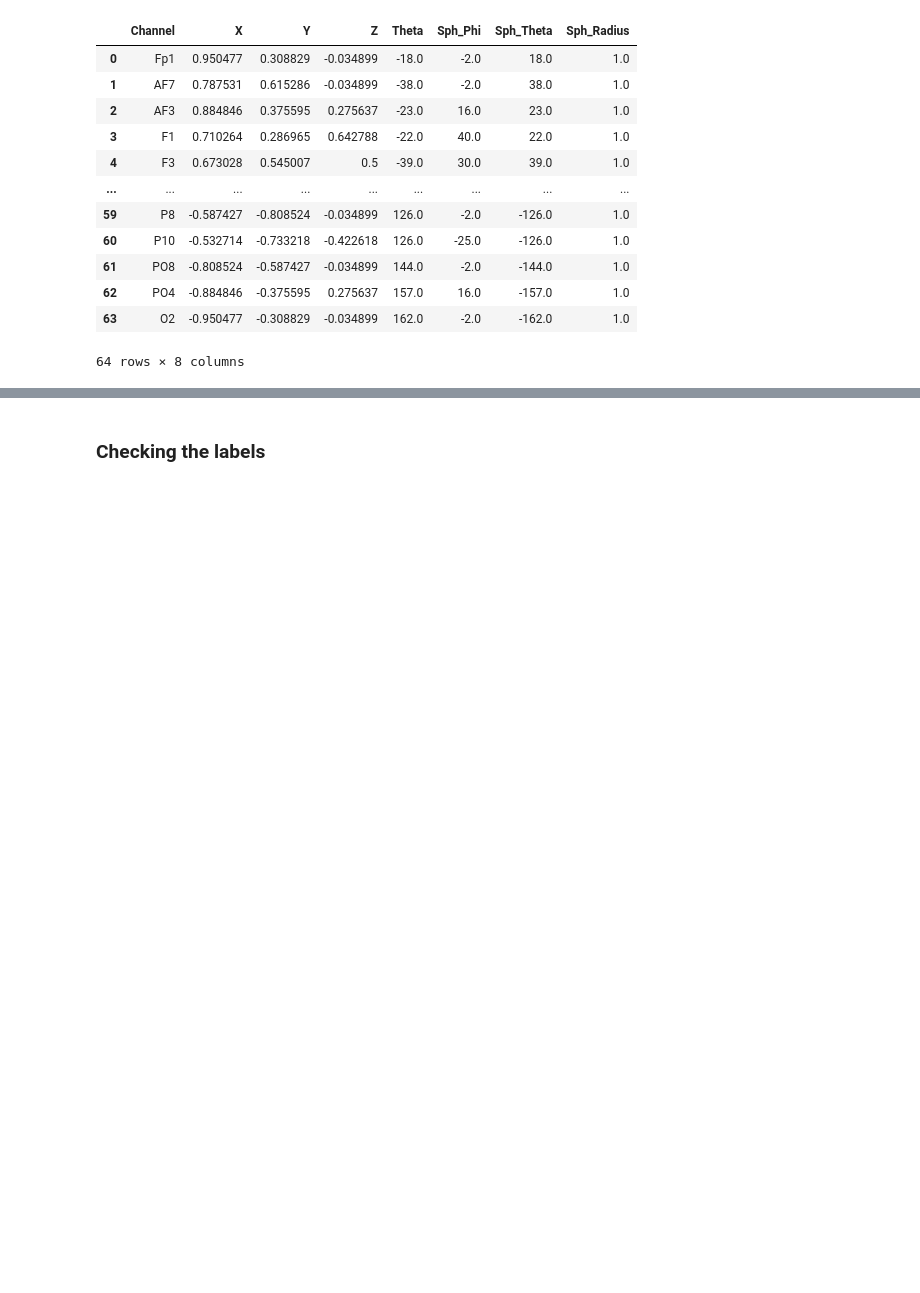
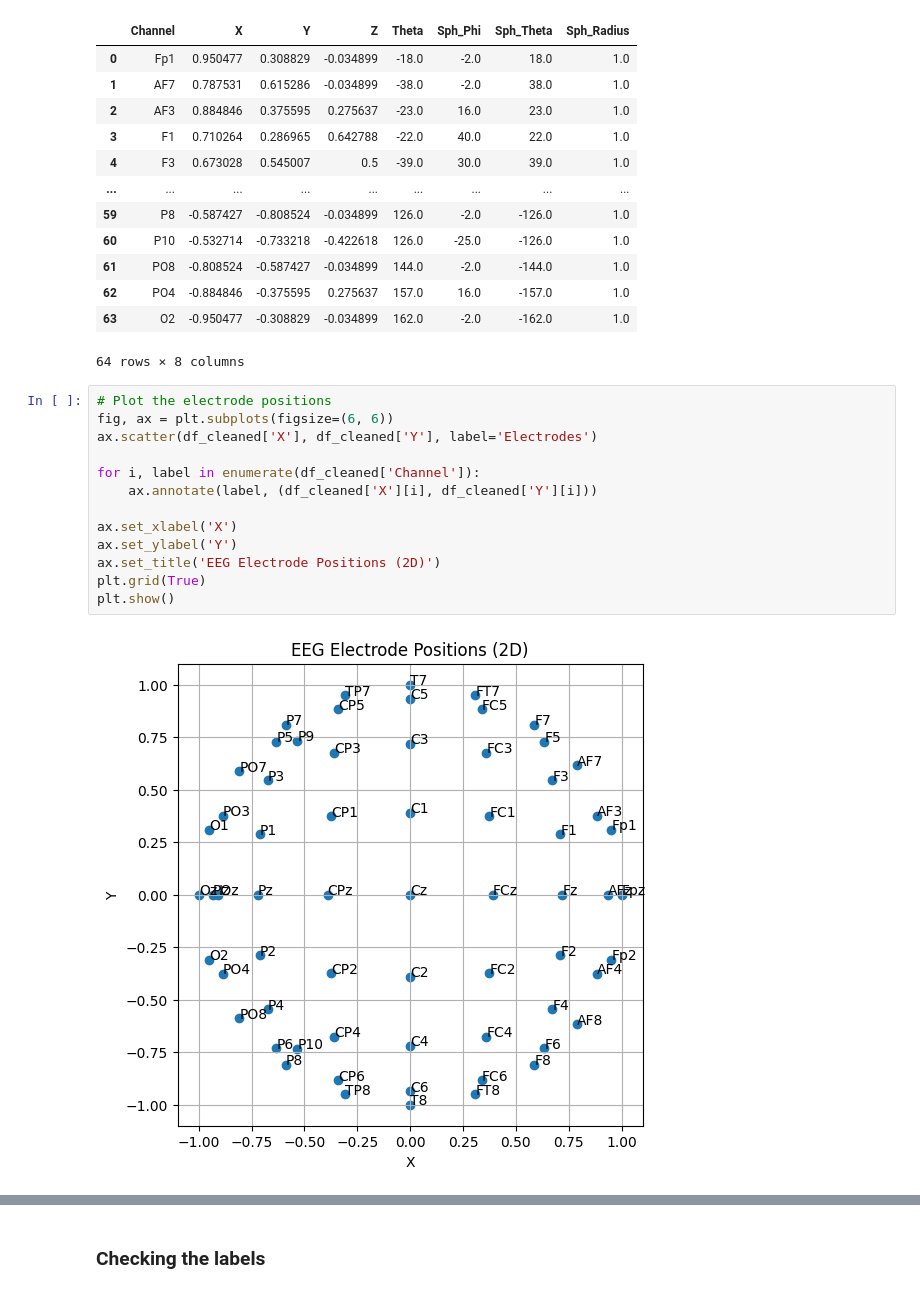
Before and after one commit to Ssalijoshua/Regulation-of-arousal-, a Jupyter notebook: eda-code.ipynb, the cells around one changed output, grey strips where cells are left out. Saved outputs shown, nothing was run; the diff lists cells and outputs as text; blank space fills up the shorter version.

```diff
--- a/eda-code.ipynb
+++ b/eda-code.ipynb
@@ -130,6 +131,21 @@ df_cleaned
 | 62 | PO4 | -0.884846 | -0.375595 | 0.275637 | 157.0 | 16.0 | -157.0 | 1.0 |
 | 63 | O2 | -0.950477 | -0.308829 | -0.034899 | 162.0 | -2.0 | -162.0 | 1.0 |
 64 rows × 8 columns
+# %%
+# Plot the electrode positions
+fig, ax = plt.subplots(figsize=(6, 6))
+ax.scatter(df_cleaned['X'], df_cleaned['Y'], label='Electrodes')
+
+for i, label in enumerate(df_cleaned['Channel']):
+    ax.annotate(label, (df_cleaned['X'][i], df_cleaned['Y'][i]))
+
+ax.set_xlabel('X')
+ax.set_ylabel('Y')
+ax.set_title('EEG Electrode Positions (2D)')
+plt.grid(True)
+plt.show()
+# %% [output]
+[figure, added]
 # %%
 # Visualizing electrode placement
 
```
Also changed, not shown: parts of 14 cells of this notebook.
